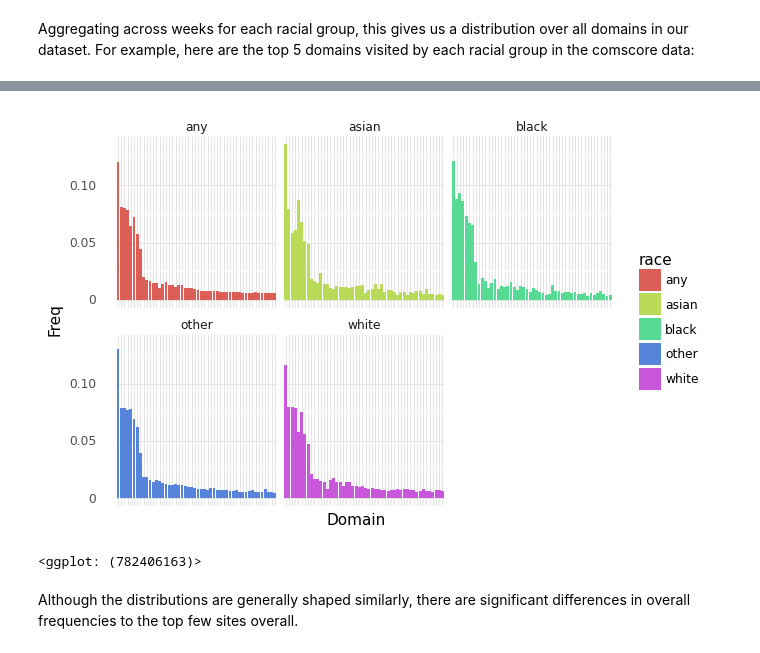
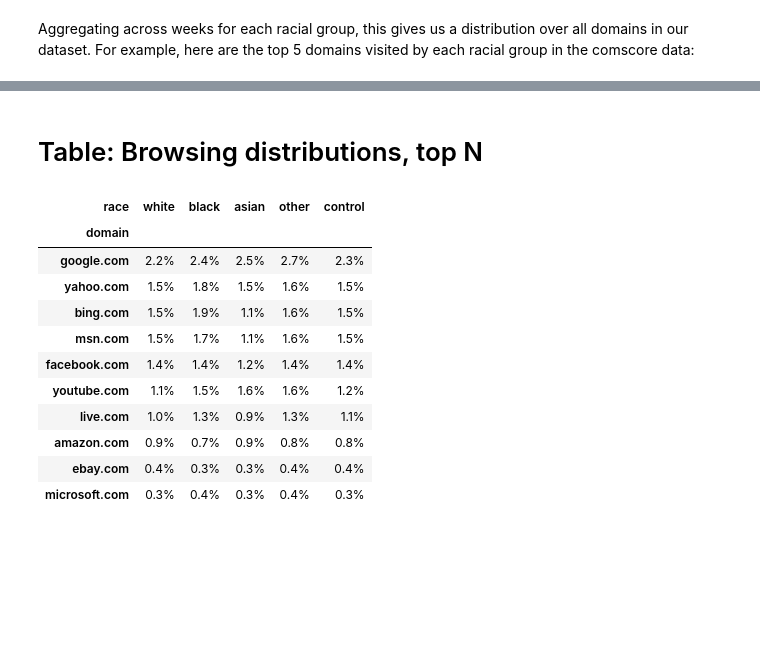
Before and after one commit to aberke/floc-analysis, a Jupyter notebook: notebooks/sensitivity-by-race-by-domain-visit-frequency.ipynb, the cells around one changed output, grey strips where cells are left out. Saved outputs shown, nothing was run; the diff lists cells and outputs as text; code cells hidden in the pictures; blank space fills up the shorter version.

```diff
--- a/notebooks/sensitivity-by-race-by-domain-visit-frequency.ipynb
+++ b/notebooks/sensitivity-by-race-by-domain-visit-frequency.ipynb
@@ -266,18 +268,0 @@ race_X.head()
-# %%
-from plotnine import (ggplot, geom_point, aes, stat_smooth,
-                      facet_wrap, geom_bar, element_text,
-                      theme, theme_minimal, labs, element_blank)
-
-# Organize data
-race_values = {1:'white', 2:'black', 3:'asian', 5:'other', 6: 'any'}
-
-plot_df = (pd.concat([(top_domains.reset_index()
-                       .rename({'index': 'domain'}, axis=1)
-                       .assign(race=6)),
-                      race_dist_df])
-           # convert to readable strings, then categorical vars
-           .assign(race = lambda x: x.race.astype(int).map(race_values))
-           .assign(race=lambda x: pd.Categorical(x.race, categories=x.race.unique().sort()),
-                   domain=lambda x: pd.Categorical(x.domain, categories=x.domain.unique()),
-                   p=lambda x: x.p.astype(float))
-          )
@@ -340,15 +269,24 @@ asian
-# %%
-(plot_df
- .pipe(lambda x:
-     ggplot(x, aes(x='reorder(domain, -p)', y='p', fill='race')) +
-     geom_bar(stat='identity', position='dodge') +
-     theme_minimal() +
-     theme(axis_text_x=element_blank()) +
-     labs(x="Domain", y="Freq") +
-       facet_wrap('~race')
-))
-# %% [output]
-[figure, removed]
-<ggplot: (782406163)>
-# %% [markdown]
-Although the distributions are generally shaped similarly, there are significant differences in overall frequencies to the top few sites overall.
+# %% [markdown]
+# Table: Browsing distributions, top N
+# %%
+(plot_df
+ .groupby('race')
+ .apply(lambda x: x.nlargest(10, columns='p_any'))
+ [['domain', 'race', 'p']]
+ .pivot(index='domain', columns='race')
+ ['p']
+ .applymap(lambda x: '{0:.1%}'.format(x))
+)[['white', 'black', 'asian', 'other', 'control']]
+# %% [output]
+| race | white | black | asian | other | control |
+| domain |  |  |  |  |  |
+| google.com | 2.2% | 2.4% | 2.5% | 2.7% | 2.3% |
+| yahoo.com | 1.5% | 1.8% | 1.5% | 1.6% | 1.5% |
+| bing.com | 1.5% | 1.9% | 1.1% | 1.6% | 1.5% |
+| msn.com | 1.5% | 1.7% | 1.1% | 1.6% | 1.5% |
+| facebook.com | 1.4% | 1.4% | 1.2% | 1.4% | 1.4% |
+| youtube.com | 1.1% | 1.5% | 1.6% | 1.6% | 1.2% |
+| live.com | 1.0% | 1.3% | 0.9% | 1.3% | 1.1% |
+| amazon.com | 0.9% | 0.7% | 0.9% | 0.8% | 0.8% |
+| ebay.com | 0.4% | 0.3% | 0.3% | 0.4% | 0.4% |
+| microsoft.com | 0.3% | 0.4% | 0.3% | 0.4% | 0.3% |
```
Also changed, not shown: parts of 36 cells of this notebook.
